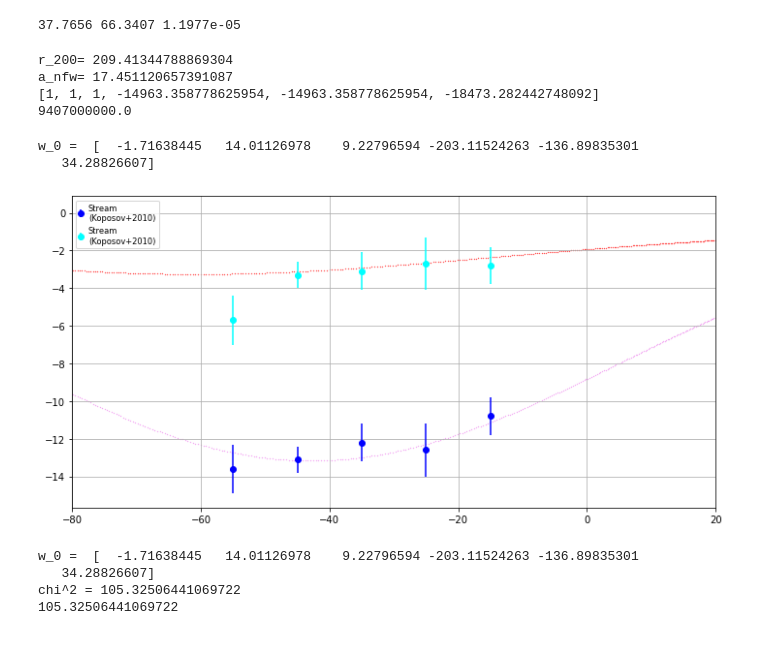
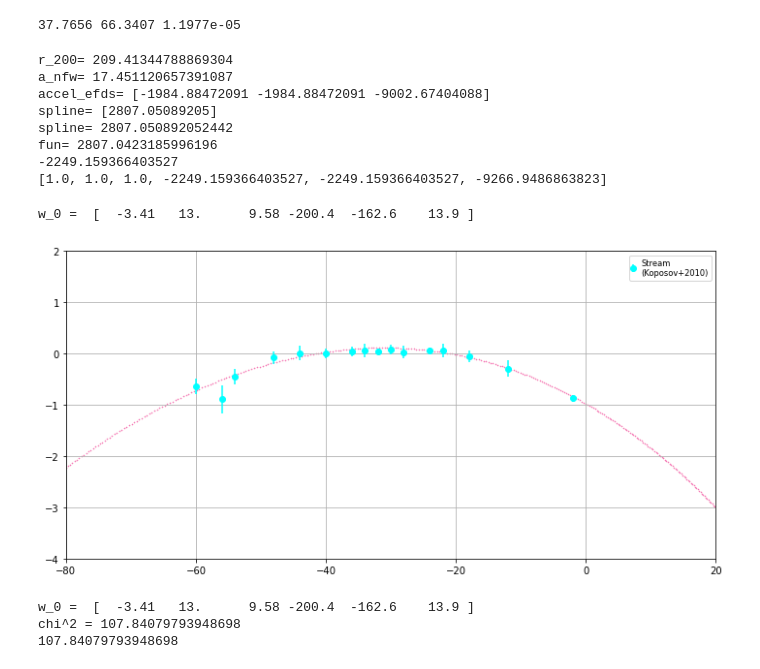
Before and after one commit to martinmestre/stream-fit, a Jupyter notebook: fixed_pot/orbit_model/stream_fit.ipynb, the cells around one changed output. Cells and saved outputs as stored; diff of their text form; code cells hidden in the pictures.

```diff
--- a/fixed_pot/orbit_model/stream_fit.ipynb
+++ b/fixed_pot/orbit_model/stream_fit.ipynb
@@ -37,13 +38,12 @@ def rho_spline(r) :
 37.7656 66.3407 1.1977e-05
 # %%
 # Gravitational acceleration
+
+
 
 exec(open("./accelerations.py").read())
 exec(open("./accelerations_combine.py").read())
 
-
-def accel_mw(x,y,z):
-    return accel_logarithmic(x,y,z)
 
 
 #------------------
@@ -56,15 +56,20 @@ def symp_grad_mw(t, w):
     py=w[4]
     pz=w[5]
     r=np.sqrt(x*x+y*y+z*z)
-    return [px,py,pz, -accel_mw(x,y,z)[0], -accel_mw(x,y,z)[1], -accel_mw(x,y,z)[2]]
+    #print('time=',t)
+    return [px,py,pz, accel_mw(x,y,z)[0], accel_mw(x,y,z)[1], accel_mw(x,y,z)[2]]
 
-print( symp_grad_mw(1.0,np.array([1,1,1,1,1,1])) )
-print(2.3e7*409)
+print(accel_mw(1.,1.,1.)[0])
+print( symp_grad_mw(1.0,np.array([1.,1.,1.,1.,1.,1.])) )
 # %% [output]
 r_200= 209.41344788869304
 a_nfw= 17.451120657391087
-[1, 1, 1, -14963.358778625954, -14963.358778625954, -18473.282442748092]
-9407000000.0
+accel_efds= [-1984.88472091 -1984.88472091 -9002.67404088]
+spline= [2807.05089205]
+spline= 2807.050892052442
+fun= 2807.0423185996196
+-2249.159366403527
+[1.0, 1.0, 1.0, -2249.159366403527, -2249.159366403527, -9266.9486863823]
 # %%
 # from Gala Package (to acknowledge)
 """ Astropy coordinate class for the Sagittarius coordinate system """
@@ -184,6 +189,7 @@ trans = frame_transform_graph.get_transform(coord.ICRS,
 frame_transform_graph.add_transform(coord.ICRS, GD1, trans)
 # %%
 # Computation of the orbit model for Koposov+10 logarithmic potential and data.
+# Optimization to find best fit orbit.
 
 # This cell contains additional computations outside the main objective of this notebook.
 # The orbit_model here defined works with cartesian coordinates both in the input and output.
@@ -230,8 +236,8 @@ def orbit_model(w_0):
 
 # Test call:
 #------------------
-#w_0=np.array([-3.41, 13.0, 9.58, -200.4, -162.6, 13.9])
-w_0=np.array([-1.716384450138328077e+00, 1.401126977875537705e+01, 9.227965941367614278e+00,-2.031152426286328421e+02, -1.368983530061972260e+02, 3.428826606652827280e+01])
+w_0=np.array([-3.41, 13.0, 9.58, -200.4, -162.6, 13.9])
+#w_0=np.array([-1.716384450138328077e+00, 1.401126977875537705e+01, 9.227965941367614278e+00,-2.031152426286328421e+02, -1.368983530061972260e+02, 3.428826606652827280e+01])
 phi_1,phi_2,d_hel,v_hel,mu_1,mu_2 = orbit_model(w_0)
 
 # Plots in the sky using the GD-1 frame
@@ -239,10 +245,10 @@ phi_1,phi_2,d_hel,v_hel,mu_1,mu_2 = orbit_model(w_0)
 fig=plt.figure(figsize=(10,5))
 
 # sky position
-#plt.scatter(phi_1.wrap_at(180*u.deg),phi_2,s=0.1,marker='o', color='red')
-#plt.scatter(phi_1,phi_2,s=0.1,marker='o', color='violet')
-#plt.errorbar(kop_sky['phi1'], kop_sky['phi2'], yerr=kop_sky['err'], fmt='o', color='cyan', label='Stream\n(Koposov+2010)')
-#plt.ylim(-4,2)
+plt.scatter(phi_1.wrap_at(180*u.deg),phi_2,s=0.1,marker='o', color='red')
+plt.scatter(phi_1,phi_2,s=0.1,marker='o', color='violet')
+plt.errorbar(kop_sky['phi1'], kop_sky['phi2'], yerr=kop_sky['err'], fmt='o', color='cyan', label='Stream\n(Koposov+2010)')
+plt.ylim(-4,2)
 
 # heliocentric radial velocity
 #plt.scatter(phi_1.wrap_at(180*u.deg),v_hel,s=0.1,marker='o', color='red')
@@ -255,10 +261,10 @@ fig=plt.figure(figsize=(10,5))
 #plt.ylim(5,15)
 
 # proper motion along phi_1 and phi_2
-plt.scatter(phi_1,mu_1,s=0.1,marker='o', color='violet')
-plt.scatter(phi_1,mu_2,s=0.1,marker='o', color='red')
-plt.errorbar(kop_pm['phi1'], kop_pm['mu_phi1'], yerr=kop_pm['err'], fmt='o', color='blue', label='Stream\n(Koposov+2010)')
-plt.errorbar(kop_pm['phi1'], kop_pm['mu_phi2'], yerr=kop_pm['err'], fmt='o', color='cyan', label='Stream\n(Koposov+2010)')
+#plt.scatter(phi_1,mu_1,s=0.1,marker='o', color='violet')
+#plt.scatter(phi_1,mu_2,s=0.1,marker='o', color='red')
+#plt.errorbar(kop_pm['phi1'], kop_pm['mu_phi1'], yerr=kop_pm['err'], fmt='o', color='blue', label='Stream\n(Koposov+2010)')
+#plt.errorbar(kop_pm['phi1'], kop_pm['mu_phi2'], yerr=kop_pm['err'], fmt='o', color='cyan', label='Stream\n(Koposov+2010)')
 
 plt.xlim(-80,20)
 plt.grid()
@@ -297,38 +303,36 @@ def chi2(w_0):
     sum[2] = np.sum( (y_dat-y_mod)**2 / sigma2 )
 
     y_mod = mu_1_spl(kop_pm['phi1'])
     y_dat = kop_pm['mu_phi1']
     sigma2 = kop_pm['err']**2
     sum[3] = np.sum( (y_dat-y_mod)**2 / sigma2 )
 
     y_mod = mu_2_spl(kop_pm['phi1'])
     y_dat = kop_pm['mu_phi2']
     sigma2 = kop_pm['err']**2
     sum[4] = np.sum( (y_dat-y_mod)**2 / sigma2 )
 
     print('chi^2 =',np.sum(sum))
     return np.sum(sum)
 
 print(chi2(w_0))
 
 
 dx = 5.0
 dv = 30.0
 w_0=np.array([-3.41, 13.0, 9.58, -200.4, -162.6, 13.9])
 bounds=((w_0[0]-dx,w_0[0]+dx), (w_0[1]-dx,w_0[1]+dx), (w_0[2]-dx,w_0[2]+dx),
         (w_0[3]-dv,w_0[3]+dv), (w_0[4]-dv,w_0[4]+dv), (w_0[5]-dv,w_0[5]+dv))
 
 #opt=optimize.differential_evolution(chi2, bounds,strategy='best1bin',maxiter=20,popsize=20,tol=5.0e-8,atol=0.5e-8,disp=True,polish=True,workers=-1)
 
 #param_fitted = opt.x
 
 #np.savetxt('param_fitted.txt', param_fitted, delimiter=',')
 # %% [output]
-w_0 =  [  -1.71638445   14.01126978    9.22796594 -203.11524263 -136.89835301
-   34.28826607]
+w_0 =  [  -3.41   13.      9.58 -200.4  -162.6    13.9 ]
-[figure, old version]
+[figure, new version]
-w_0 =  [  -1.71638445   14.01126978    9.22796594 -203.11524263 -136.89835301
-   34.28826607]
-chi^2 = 105.32506441069722
-105.32506441069722
+w_0 =  [  -3.41   13.      9.58 -200.4  -162.6    13.9 ]
+chi^2 = 107.84079793948698
+107.84079793948698
 # %%
```
Also changed, not shown: parts of 3 cells of this notebook, 32 other files.
